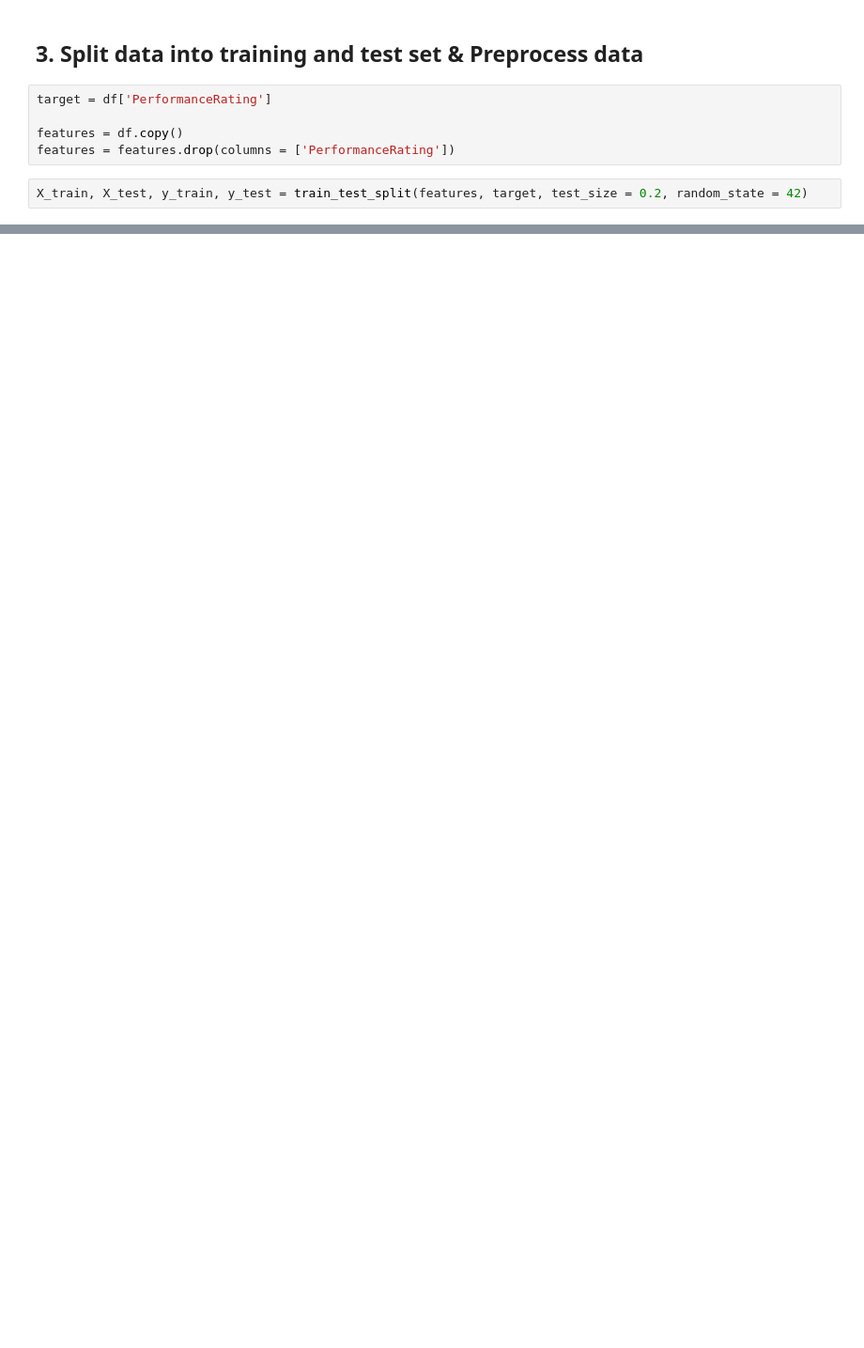
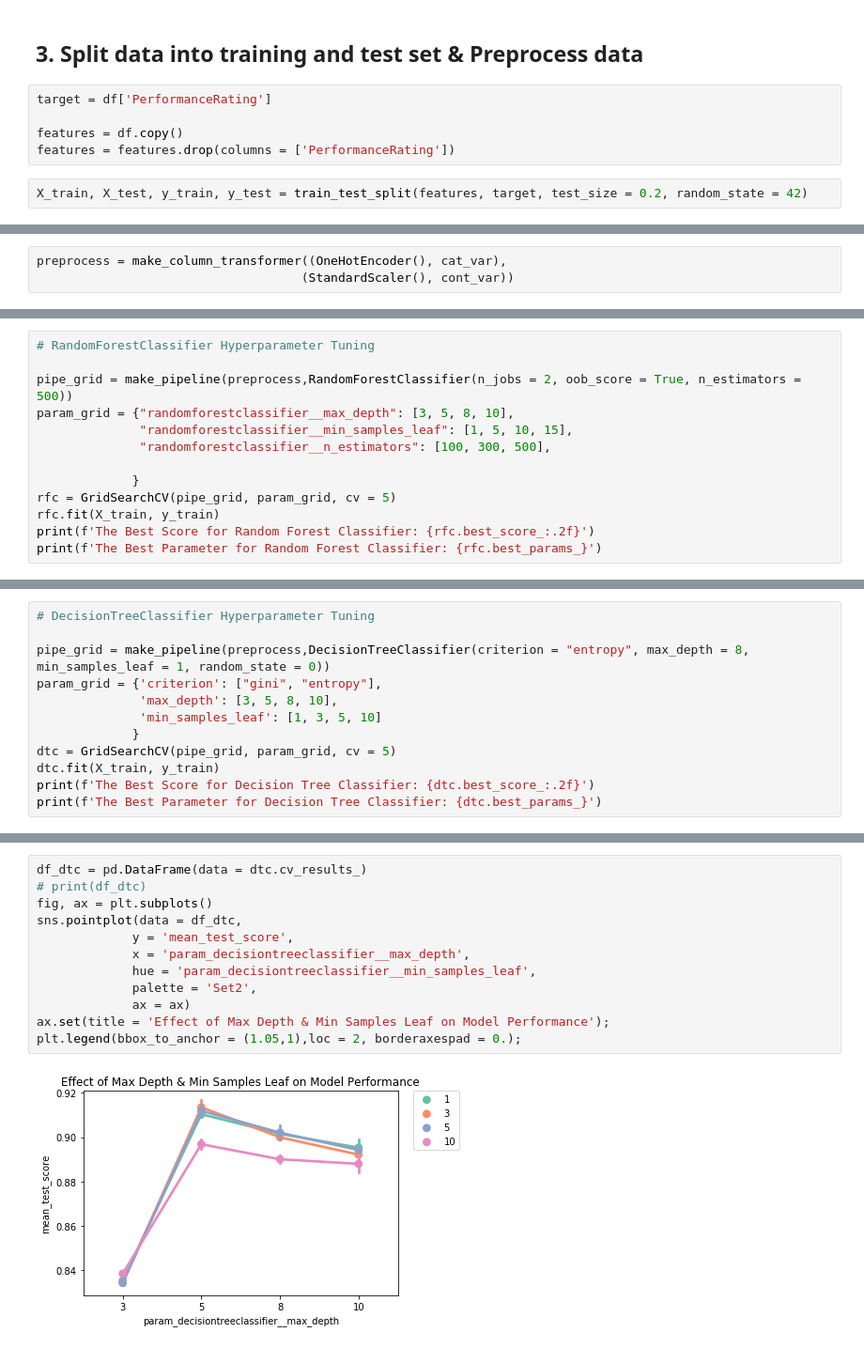
Before and after one commit to Olivia98Wang/appliedmachinelearning, a Jupyter notebook: HR Analytics- Predicting Performance.ipynb, the cells around one changed output, grey strips where cells are left out. Shown at 94% size. Saved outputs shown, nothing was run; the diff lists cells and outputs as text; blank space fills up the shorter version.

```diff
--- a/HR Analytics- Predicting Performance.ipynb
+++ b/HR Analytics- Predicting Performance.ipynb
@@ -140,0 +193,3 @@ X_train, X_test, y_train, y_test = train_test_split(features, target, test_size
+# %%
+preprocess = make_column_transformer((OneHotEncoder(), cat_var),
+                                    (StandardScaler(), cont_var))
@@ -140,0 +217,13 @@ X_train, X_test, y_train, y_test = train_test_split(features, target, test_size
+# %%
+# RandomForestClassifier Hyperparameter Tuning
+
+pipe_grid = make_pipeline(preprocess,RandomForestClassifier(n_jobs = 2, oob_score = True, n_estimators = 500))
+param_grid = {"randomforestclassifier__max_depth": [3, 5, 8, 10],
+              "randomforestclassifier__min_samples_leaf": [1, 5, 10, 15],
+              "randomforestclassifier__n_estimators": [100, 300, 500],
+
+             }
+rfc = GridSearchCV(pipe_grid, param_grid, cv = 5)
+rfc.fit(X_train, y_train)
+print(f'The Best Score for Random Forest Classifier: {rfc.best_score_:.2f}')
+print(f'The Best Parameter for Random Forest Classifier: {rfc.best_params_}')
@@ -140,0 +233,12 @@ X_train, X_test, y_train, y_test = train_test_split(features, target, test_size
+# %%
+# DecisionTreeClassifier Hyperparameter Tuning
+
+pipe_grid = make_pipeline(preprocess,DecisionTreeClassifier(criterion = "entropy", max_depth = 8, min_samples_leaf = 1, random_state = 0))
+param_grid = {'criterion': ["gini", "entropy"],
+              'max_depth': [3, 5, 8, 10],
+              'min_samples_leaf': [1, 3, 5, 10]
+             }
+dtc = GridSearchCV(pipe_grid, param_grid, cv = 5)
+dtc.fit(X_train, y_train)
+print(f'The Best Score for Decision Tree Classifier: {dtc.best_score_:.2f}')
+print(f'The Best Parameter for Decision Tree Classifier: {dtc.best_params_}')
@@ -140,0 +261,14 @@ X_train, X_test, y_train, y_test = train_test_split(features, target, test_size
+# %%
+df_dtc = pd.DataFrame(data = dtc.cv_results_)
+# print(df_dtc)
+fig, ax = plt.subplots()
+sns.pointplot(data = df_dtc,
+             y = 'mean_test_score',
+             x = 'param_decisiontreeclassifier__max_depth',
+             hue = 'param_decisiontreeclassifier__min_samples_leaf',
+             palette = 'Set2',
+             ax = ax)
+ax.set(title = 'Effect of Max Depth & Min Samples Leaf on Model Performance');
+plt.legend(bbox_to_anchor = (1.05,1),loc = 2, borderaxespad = 0.);
+# %% [output]
+[figure, added]
```
Also changed, not shown: parts of 34 cells of this notebook.
